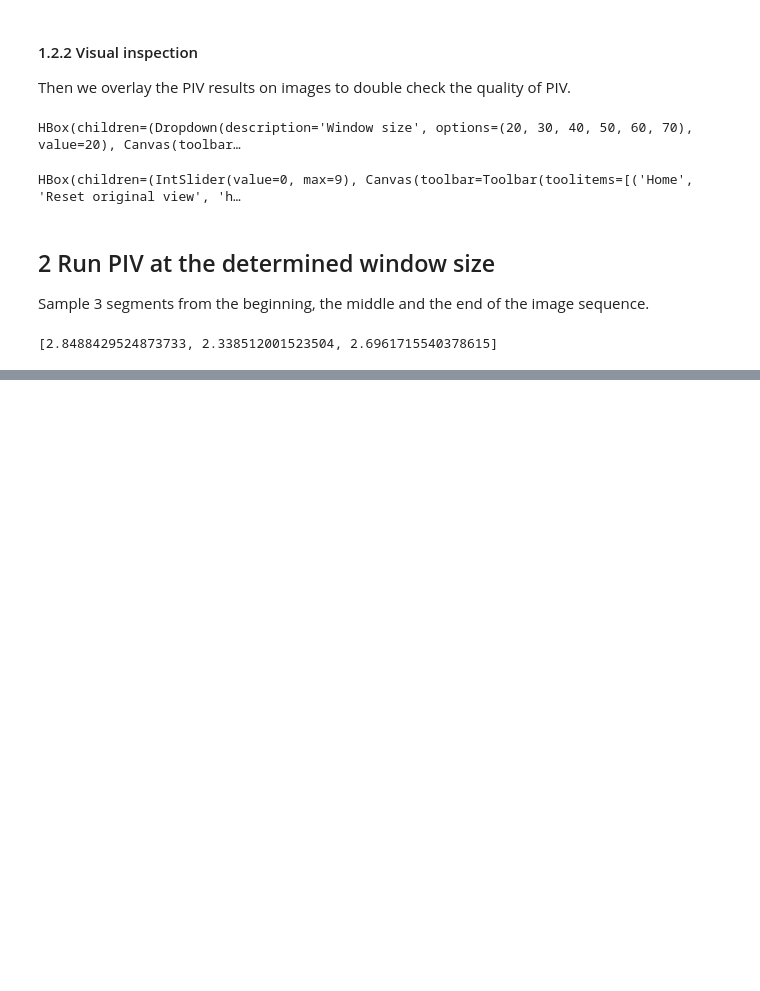
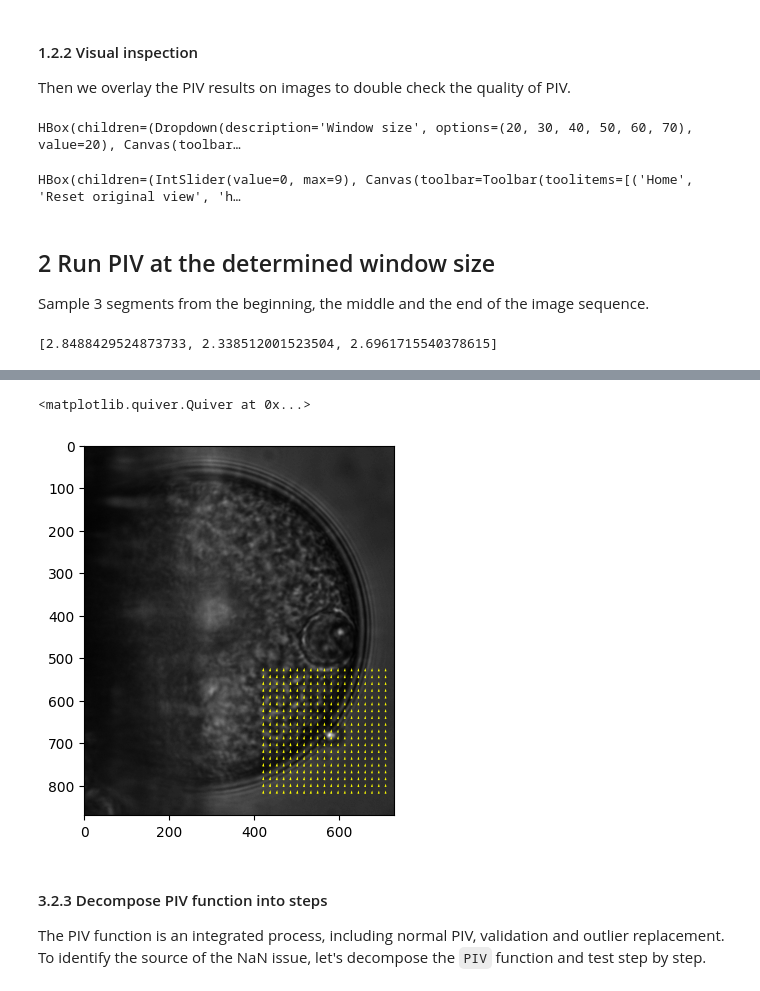
Before and after one commit to ZLoverty/DE, a Jupyter notebook: Code/PIV on DE images.ipynb, the cells around one changed output, grey strips where cells are left out. Cells and saved outputs as stored; diff of their text form; code cells hidden in the pictures; blank space fills up the shorter version.

```diff
--- a/Code/PIV on DE images.ipynb
+++ b/Code/PIV on DE images.ipynb
@@ -226,0 +261,12 @@ Too sensitive to the choice of window size. The data below show how mean velocit
+# %%
+x, y, u, v = PIV(I0, I1, 32, 16, 0.02)
+# %%
+plt.imshow(I0, cmap="gray")
+plt.quiver(x, y, u, v, color="yellow")
+# %% [output]
+<matplotlib.quiver.Quiver at 0x...>
+[figure, added]
+# %% [markdown]
+#### 3.2.3 Decompose PIV function into steps
+
+The PIV function is an integrated process, including normal PIV, validation and outlier replacement. To identify the source of the NaN issue, let's decompose the `PIV` function and test step by step.
```
Also changed, not shown: parts of 29 cells of this notebook.
